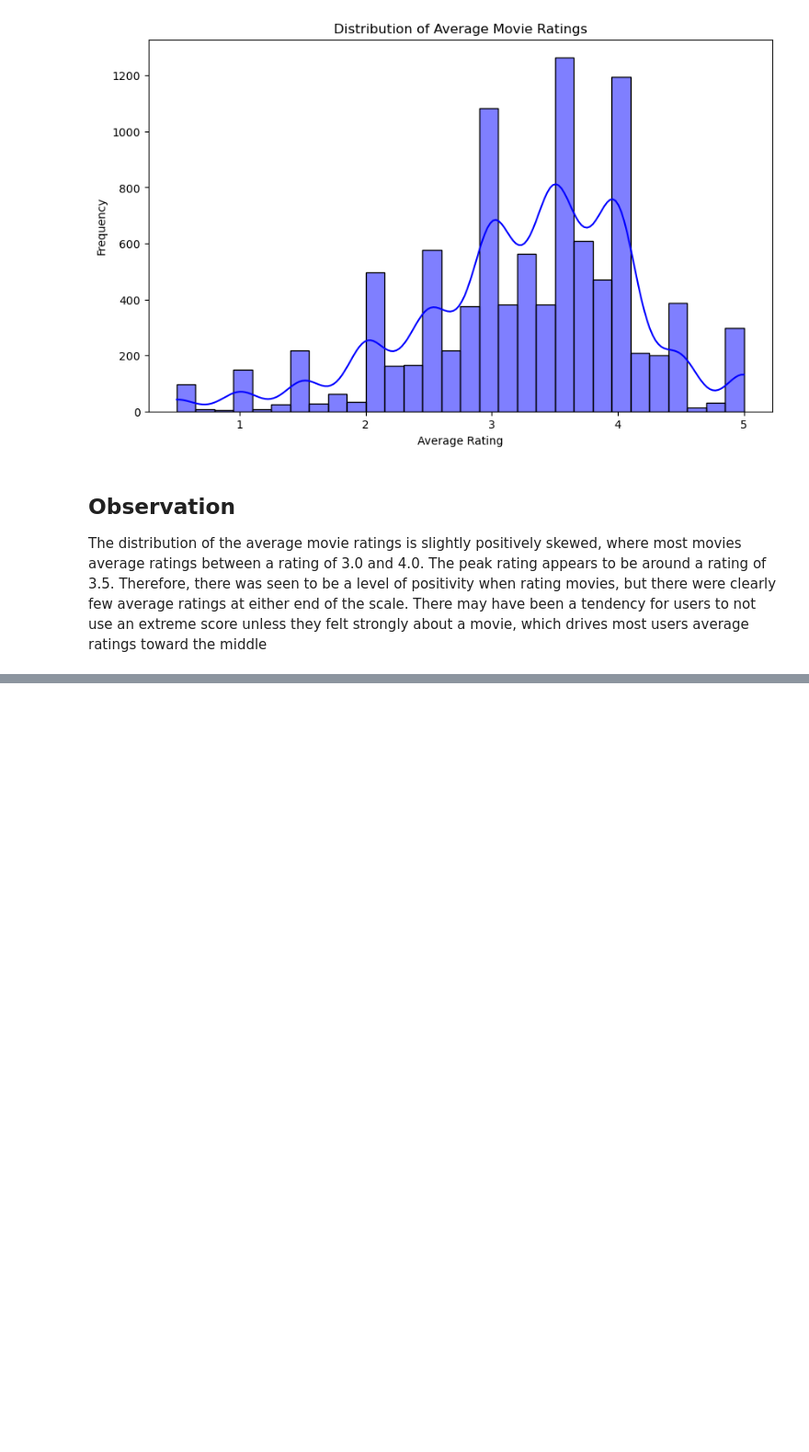
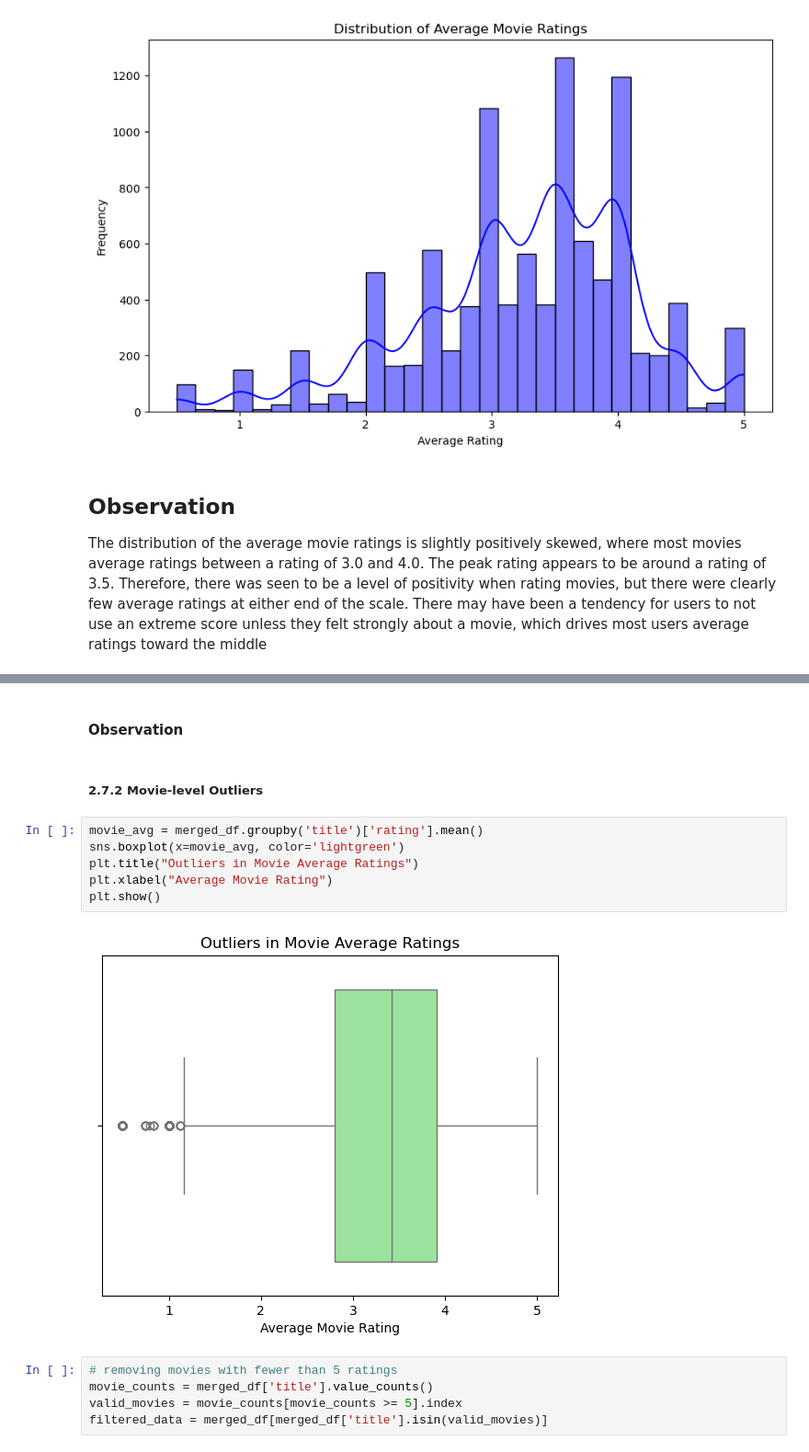
Before and after one commit to rachael-coder/MovieLens-Recommendation-Systems, a Jupyter notebook: movierecommendation.ipynb, the cells around one changed output, grey strips where cells are left out. Shown: that part at 92% size. Drawn from its saved outputs; the diff is of its cells as text; blank space fills up the shorter version.

```diff
--- a/movierecommendation.ipynb
+++ b/movierecommendation.ipynb
@@ -355,0 +409,17 @@ The distribution of the average movie ratings is slightly positively skewed, whe
+# %% [markdown]
+#### Observation
+# %% [markdown]
+##### 2.7.2 Movie-level Outliers
+# %%
+movie_avg = merged_df.groupby('title')['rating'].mean()
+sns.boxplot(x=movie_avg, color='lightgreen')
+plt.title("Outliers in Movie Average Ratings")
+plt.xlabel("Average Movie Rating")
+plt.show()
+# %% [output]
+[figure, added]
+# %%
+# removing movies with fewer than 5 ratings
+movie_counts = merged_df['title'].value_counts()
+valid_movies = movie_counts[movie_counts >= 5].index
+filtered_data = merged_df[merged_df['title'].isin(valid_movies)]
```
Also changed, not shown: parts of 50 cells of this notebook, 1 other file.
